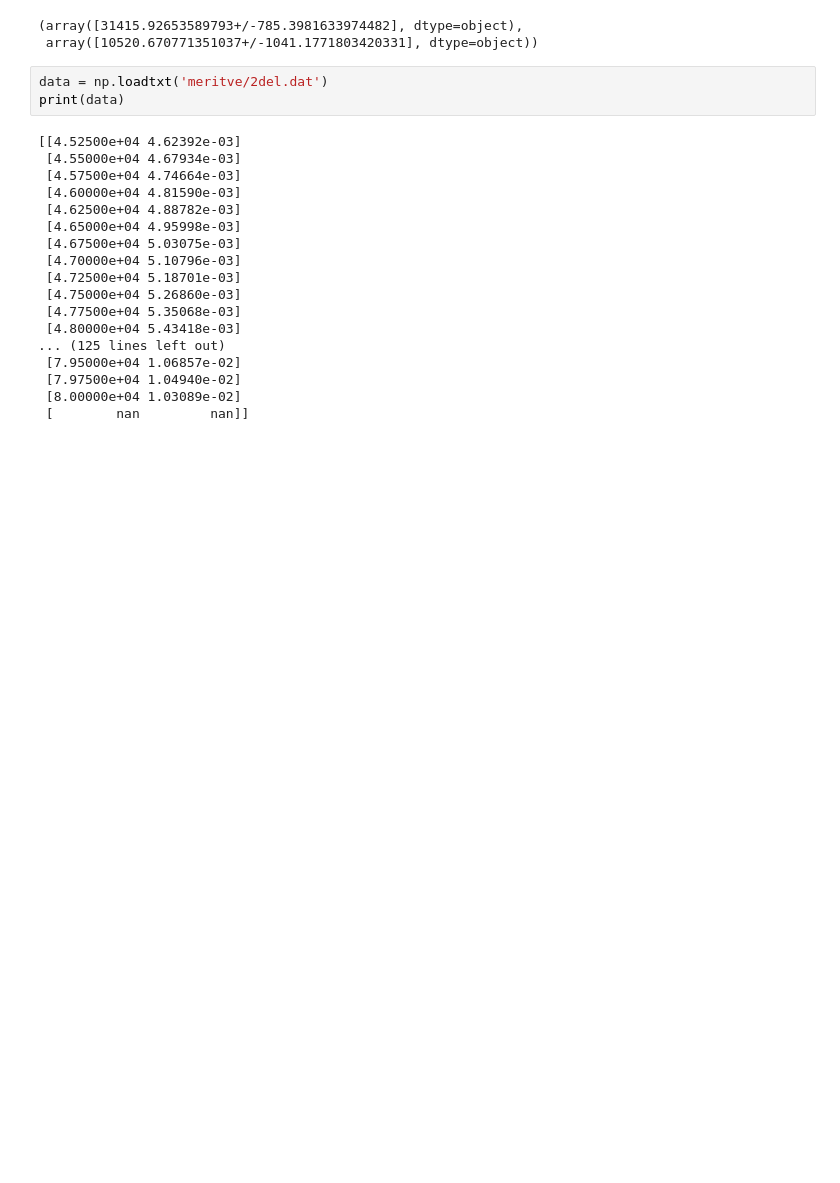
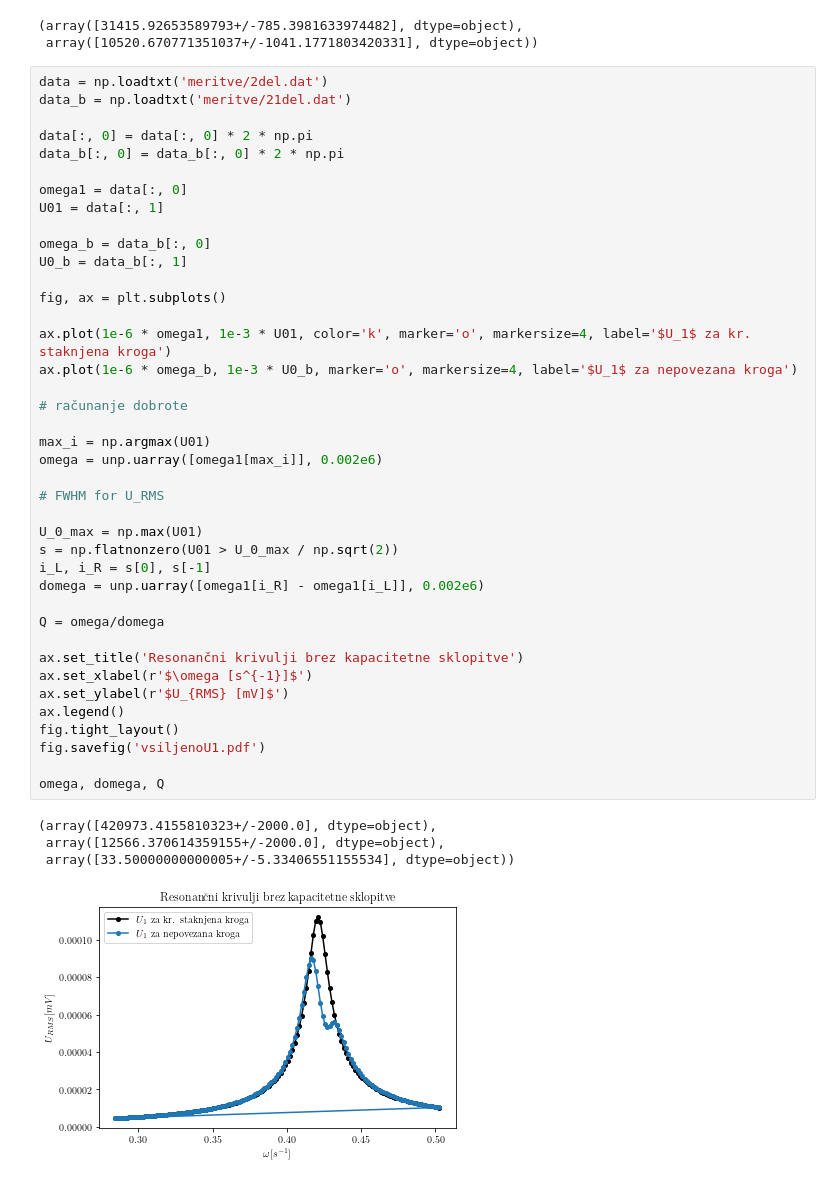
Before and after one commit to kokicarvesolja/FP4, a Jupyter notebook: 05SkNihKr/obdelava.ipynb, the cells around one changed output. Drawn from its saved outputs; the diff is of its cells as text; blank space fills up the shorter version.

```diff
--- a/05SkNihKr/obdelava.ipynb
+++ b/05SkNihKr/obdelava.ipynb
@@ -201,24 +201,48 @@ domegaU2f, betaU2f = domega_dBeta(220e-6, 5e-6, 6e-3, 0.5e-3, 1e-3, 0.5e-3)
 [10520.670771351037+/-1041.1771803420331]
 (array([31415.92653589793+/-785.3981633974482], dtype=object),
  array([10520.670771351037+/-1041.1771803420331], dtype=object))
-# %%
-data = np.loadtxt('meritve/2del.dat')
-print(data)
-# %% [output]
-[[4.52500e+04 4.62392e-03]
- [4.55000e+04 4.67934e-03]
- [4.57500e+04 4.74664e-03]
- [4.60000e+04 4.81590e-03]
- [4.62500e+04 4.88782e-03]
- [4.65000e+04 4.95998e-03]
- [4.67500e+04 5.03075e-03]
- [4.70000e+04 5.10796e-03]
- [4.72500e+04 5.18701e-03]
- [4.75000e+04 5.26860e-03]
- [4.77500e+04 5.35068e-03]
- [4.80000e+04 5.43418e-03]
-... (125 lines left out)
- [7.95000e+04 1.06857e-02]
- [7.97500e+04 1.04940e-02]
- [8.00000e+04 1.03089e-02]
- [        nan         nan]]
+# %%
+data = np.loadtxt('meritve/2del.dat')
+data_b = np.loadtxt('meritve/21del.dat')
+
+data[:, 0] = data[:, 0] * 2 * np.pi
+data_b[:, 0] = data_b[:, 0] * 2 * np.pi
+
+omega1 = data[:, 0]
+U01 = data[:, 1]
+
+omega_b = data_b[:, 0]
+U0_b = data_b[:, 1]
+
+fig, ax = plt.subplots()
+
+ax.plot(1e-6 * omega1, 1e-3 * U01, color='k', marker='o', markersize=4, label='$U_1$ za kr. staknjena kroga')
+ax.plot(1e-6 * omega_b, 1e-3 * U0_b, marker='o', markersize=4, label='$U_1$ za nepovezana kroga')
+
+# računanje dobrote
+
+max_i = np.argmax(U01)
+omega = unp.uarray([omega1[max_i]], 0.002e6)
+
+# FWHM for U_RMS
+
+U_0_max = np.max(U01)
+s = np.flatnonzero(U01 > U_0_max / np.sqrt(2))
+i_L, i_R = s[0], s[-1]
+domega = unp.uarray([omega1[i_R] - omega1[i_L]], 0.002e6)
+
+Q = omega/domega
+
+ax.set_title('Resonančni krivulji brez kapacitetne sklopitve')
+ax.set_xlabel(r'$\omega [s^{-1}]$')
+ax.set_ylabel(r'$U_{RMS} [mV]$')
+ax.legend()
+fig.tight_layout()
+fig.savefig('vsiljenoU1.pdf')
+
+omega, domega, Q
+# %% [output]
+(array([420973.4155810323+/-2000.0], dtype=object),
+ array([12566.370614359155+/-2000.0], dtype=object),
+ array([33.50000000000005+/-5.33406551155534], dtype=object))
+[figure, added]
```
Also changed, not shown: parts of 1 cell of this notebook, 2 other files.
